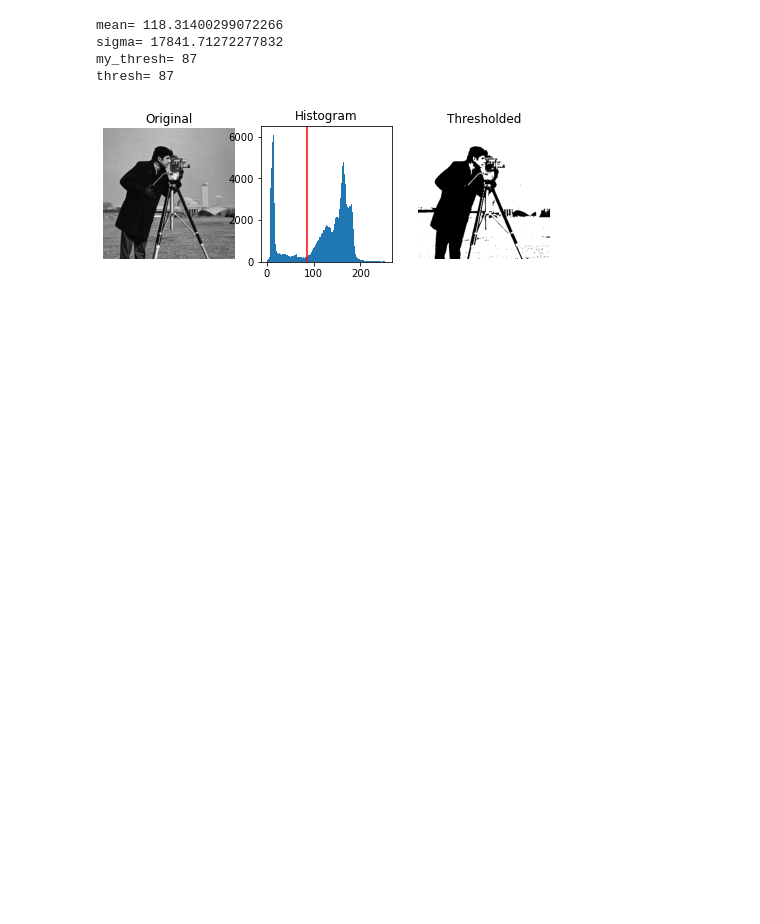
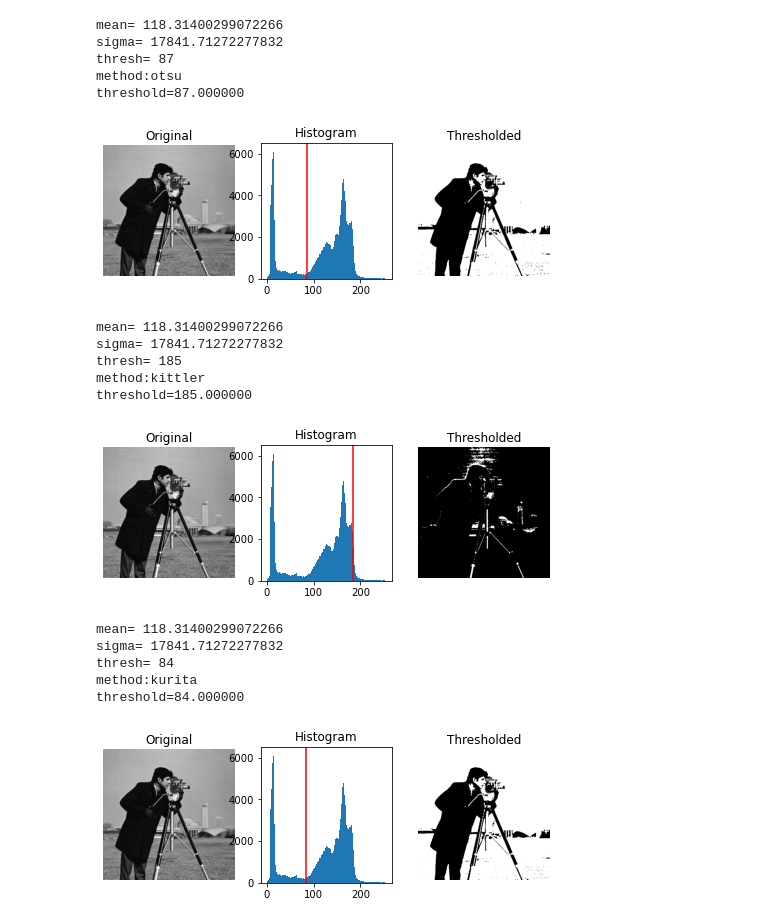
Before and after one commit to namoshi/thresh, a Jupyter notebook: kurita_thresh.ipynb, the cells around one changed output. Saved outputs shown, nothing was run; the diff lists cells and outputs as text; code cells hidden in the pictures; blank space fills up the shorter version.

Commit message:
kurita_thresh.ipynb is modified

```diff
--- a/kurita_thresh.ipynb
+++ b/kurita_thresh.ipynb
@@ -113,33 +140,54 @@ def threshold_kurita(image, nbins=256):
     return threshold
 # %%
 image = data.camera()
-thresh = threshold_kurita(image)
-binary = image > thresh
 
-fig, axes = plt.subplots(ncols=3, figsize=(8, 2.5))
-ax = axes.ravel()
-ax[0] = plt.subplot(1, 3, 1)
-ax[1] = plt.subplot(1, 3, 2)
-ax[2] = plt.subplot(1, 3, 3, sharex=ax[0], sharey=ax[0])
+methods = ['otsu', 'kittler', 'kurita']
 
-ax[0].imshow(image, cmap=plt.cm.gray)
-ax[0].set_title('Original')
-ax[0].axis('off')
+for mth in methods:
 
-ax[1].hist(image.ravel(), bins=256)
-ax[1].set_title('Histogram')
-ax[1].axvline(thresh, color='r')
+    thresh = threshold_kurita(image, method=mth)
+    print("method:" + mth)
+    print("threshold=%f"%thresh)
 
-ax[2].imshow(binary, cmap=plt.cm.gray)
-ax[2].set_title('Thresholded')
-ax[2].axis('off')
+    binary = image > thresh
 
-plt.show()
+    fig, axes = plt.subplots(ncols=3, figsize=(8, 2.5))
+    ax = axes.ravel()
+    ax[0] = plt.subplot(1, 3, 1)
+    ax[1] = plt.subplot(1, 3, 2)
+    ax[2] = plt.subplot(1, 3, 3, sharex=ax[0], sharey=ax[0])
+
+    ax[0].imshow(image, cmap=plt.cm.gray)
+    ax[0].set_title('Original')
+    ax[0].axis('off')
+
+    ax[1].hist(image.ravel(), bins=256)
+    ax[1].set_title('Histogram')
+    ax[1].axvline(thresh, color='r')
+
+    ax[2].imshow(binary, cmap=plt.cm.gray)
+    ax[2].set_title('Thresholded')
+    ax[2].axis('off')
+
+    plt.show()
 # %% [output]
 mean= 118.31400299072266
 sigma= 17841.71272277832
-my_thresh= 87
 thresh= 87
+method:otsu
+threshold=87.000000
 [figure]
+mean= 118.31400299072266
+sigma= 17841.71272277832
+thresh= 185
+method:kittler
+threshold=185.000000
+[figure, added]
+mean= 118.31400299072266
+sigma= 17841.71272277832
+thresh= 84
+method:kurita
+threshold=84.000000
+[figure, added]
 # %%
 image = io.imread('harewood.jpg')
```
Also changed, not shown: parts of 4 cells of this notebook.
